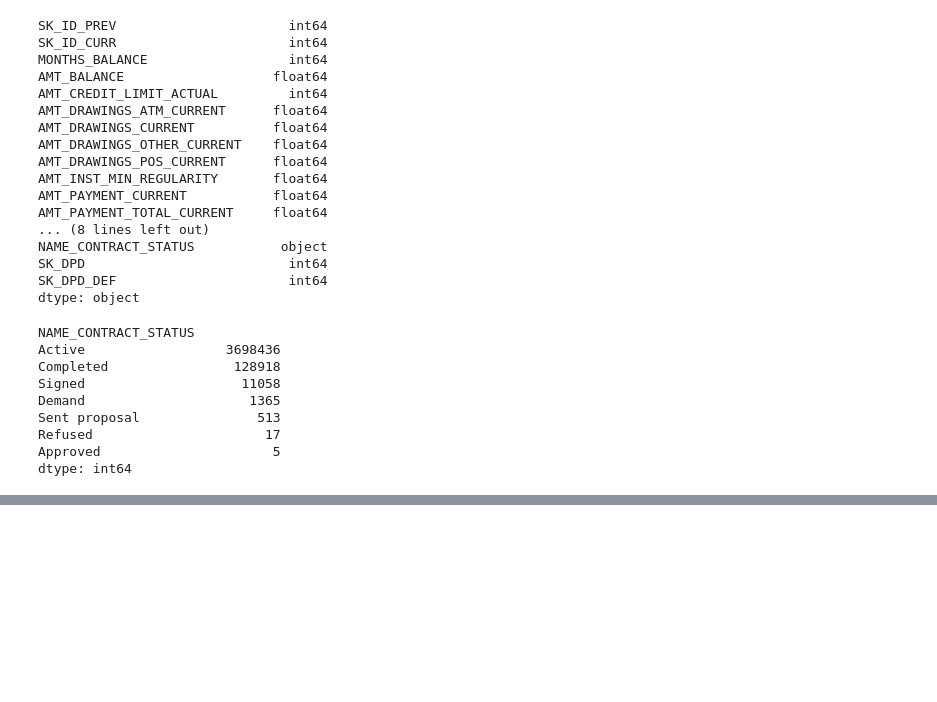
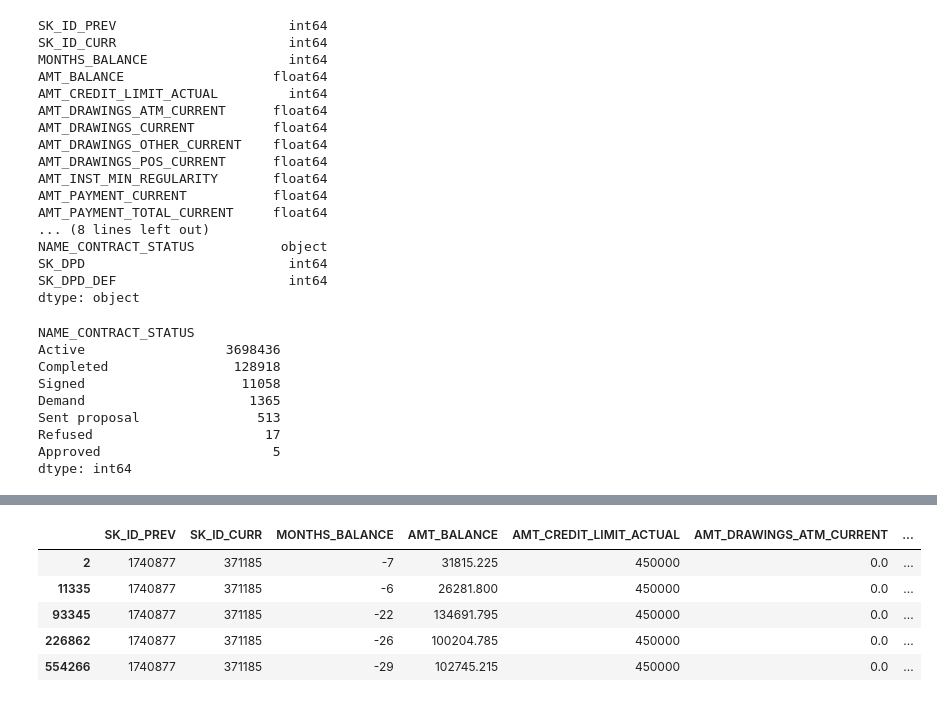
Before and after one commit to MaximilianJG/home-credit-default-risk, a Jupyter notebook: notebooks/Max-initial-exploration.ipynb, the cells around one changed output, grey strips where cells are left out. Drawn from its saved outputs; the diff is of its cells as text; code cells hidden in the pictures; blank space fills up the shorter version.

```diff
--- a/notebooks/Max-initial-exploration.ipynb
+++ b/notebooks/Max-initial-exploration.ipynb
@@ -232,0 +285,4 @@ class Data:
+# %%
+one_loan_credit_card_df = credit_card_balance_df.query("SK_ID_CURR == 371185")
+# %%
+one_loan_credit_card_df["Credit Utilization Ratio"] = one_loan_credit_card_df["AMT_BALANCE"] / one_loan_credit_card_df["AMT_CREDIT_LIMIT_ACTUAL"]
@@ -232,0 +295,9 @@ class Data:
+# %%
+one_loan_credit_card_df.head()
+# %% [output]
+|  | SK_ID_PREV | SK_ID_CURR | MONTHS_BALANCE | AMT_BALANCE | AMT_CREDIT_LIMIT_ACTUAL | AMT_DRAWINGS_ATM_CURRENT | ... |
+| 2 | 1740877 | 371185 | -7 | 31815.225 | 450000 | 0.0 | ... |
+| 11335 | 1740877 | 371185 | -6 | 26281.800 | 450000 | 0.0 | ... |
+| 93345 | 1740877 | 371185 | -22 | 134691.795 | 450000 | 0.0 | ... |
+| 226862 | 1740877 | 371185 | -26 | 100204.785 | 450000 | 0.0 | ... |
+| 554266 | 1740877 | 371185 | -29 | 102745.215 | 450000 | 0.0 | ... |
```
Also changed, not shown: parts of 12 cells of this notebook, 2 other files.
